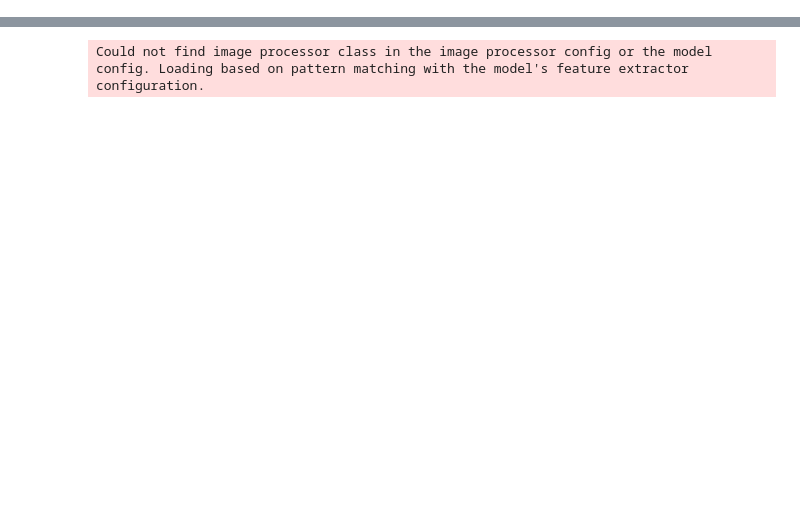
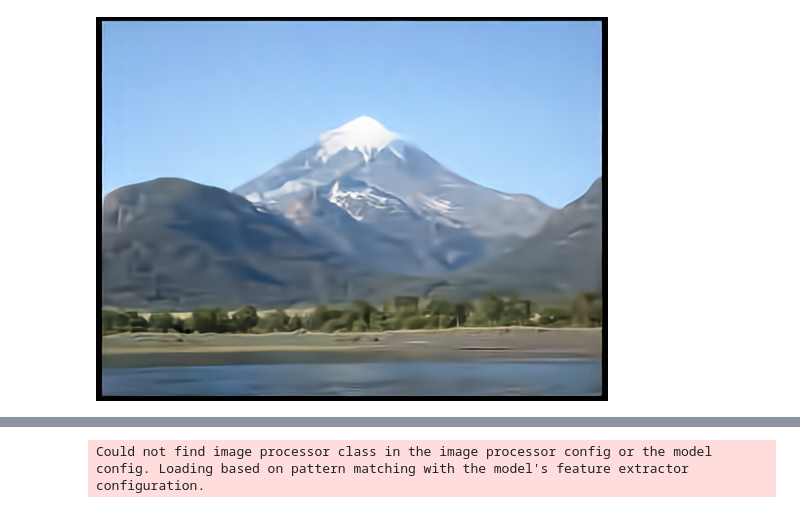
Before and after one commit to danjacobellis/moco, a Jupyter notebook: mpq.ipynb, the cells around one changed output, grey strips where cells are left out. Cells and saved outputs as stored; diff of their text form; code cells hidden in the pictures; blank space fills up the shorter version.

```diff
--- a/mpq.ipynb
+++ b/mpq.ipynb
@@ -46,7 +60,19 @@ def jpeg_compress_quality_5(sample):
 # %%
-net = bmshj2018_factorized(quality=2, pretrained=True).eval()
-def rdae_compress(sample):
+def pad(x, p=2**6):
+    h, w = x.size(2), x.size(3)
+    pad, _ = compressai.ops.compute_padding(h, w, min_div=p)
+    return F.pad(x, pad, mode="constant", value=0)
+
+def crop(x, size):
+    H, W = x.size(2), x.size(3)
+    h, w = size
+    _, unpad = compressai.ops.compute_padding(h, w, out_h=H, out_w=W)
+    return F.pad(x, unpad, mode="constant", value=0)
+
+def nn_compress(sample,net):
     img = sample['image']
+    w = img.width
+    h = img.height
 
     if (img.mode == 'L') | (img.mode == 'CMYK') | (img.mode == 'RGBA'):
         rgbimg = PIL.Image.new("RGB", img.size)
@@ -54,9 +80,16 @@ def rdae_compress(sample):
         img = rgbimg
 
     x = transforms.ToTensor()(img).unsqueeze(0)
+    x = pad(x)
+
     with torch.no_grad():
-        out_net = net.forward(x)
-    out_net['x_hat'].clamp_(0, 1)
-    sample['image'] = transforms.ToPILImage()(out_net['x_hat'].squeeze())
-
+        compressed = net.compress(x)
+        recovered  = net.decompress(compressed['strings'],shape=compressed['shape'])
+    recovered['x_hat'].clamp_(0, 1);
+    sample['image'] = transforms.ToPILImage()(recovered['x_hat'].squeeze())
+    sample['bpp'] = 8*sum(len(str[0]) for str in compressed['strings'])/(w*h)
     return sample
+# %%
+net_mbt2018 = compressai.zoo.mbt2018(quality=1, pretrained=True).eval()
+def mbt2018_compress(sample):
+    return nn_compress(sample,net_mbt2018)
@@ -66,0 +146,4 @@ rdae = data.map(rdae_compress)
+# %%
+mbt2018[2]['image']
+# %% [output]
+[figure, added]
```
Also changed, not shown: parts of 48 cells of this notebook.
